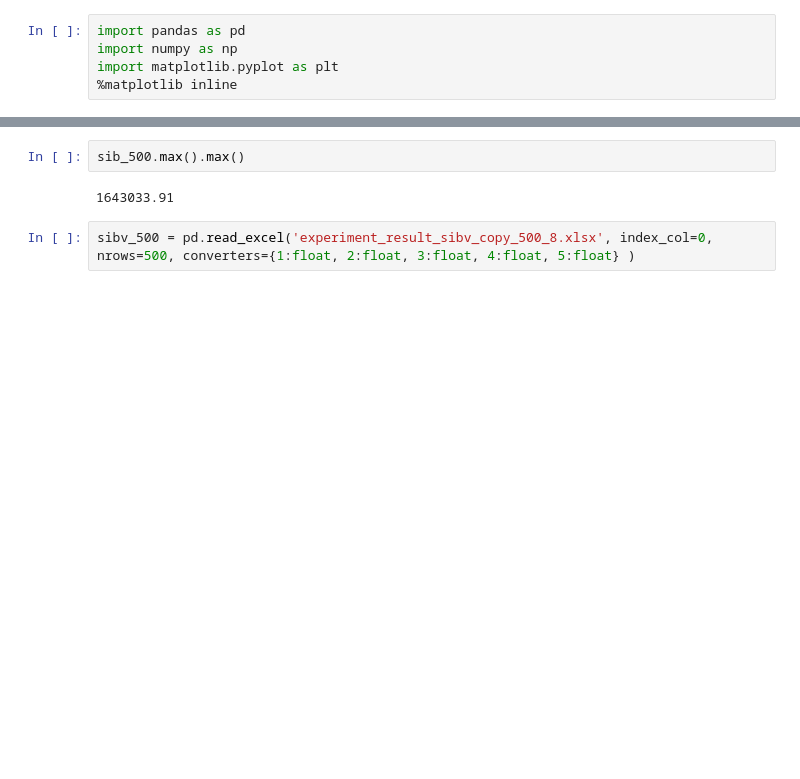
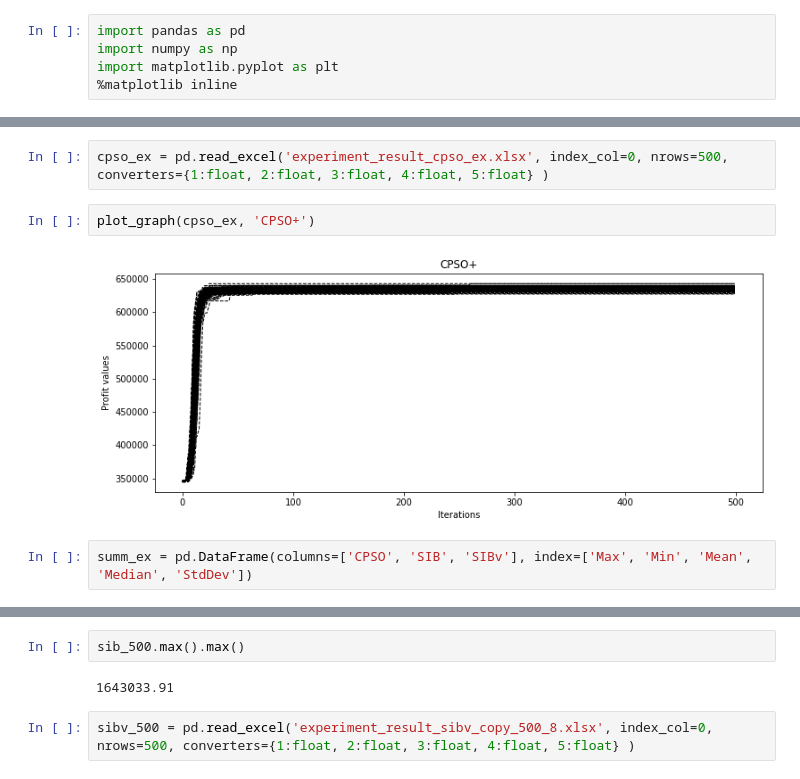
Before and after one commit to Xalt8/Intelligent_Computing_SC, a Jupyter notebook: visualisation_v2.ipynb, the cells around one changed output, grey strips where cells are left out. Drawn from its saved outputs; the diff is of its cells as text; blank space fills up the shorter version.

```diff
--- a/visualisation_v2.ipynb
+++ b/visualisation_v2.ipynb
@@ -16,0 +47,8 @@ sib_500.head()
+# %%
+cpso_ex = pd.read_excel('experiment_result_cpso_ex.xlsx', index_col=0, nrows=500, converters={1:float, 2:float, 3:float, 4:float, 5:float} )
+# %%
+plot_graph(cpso_ex, 'CPSO+')
+# %% [output]
+[figure, added]
+# %%
+summ_ex = pd.DataFrame(columns=['CPSO', 'SIB', 'SIBv'], index=['Max', 'Min', 'Mean', 'Median', 'StdDev'])
```
Also changed, not shown: parts of 18 cells of this notebook, 10 other files.
